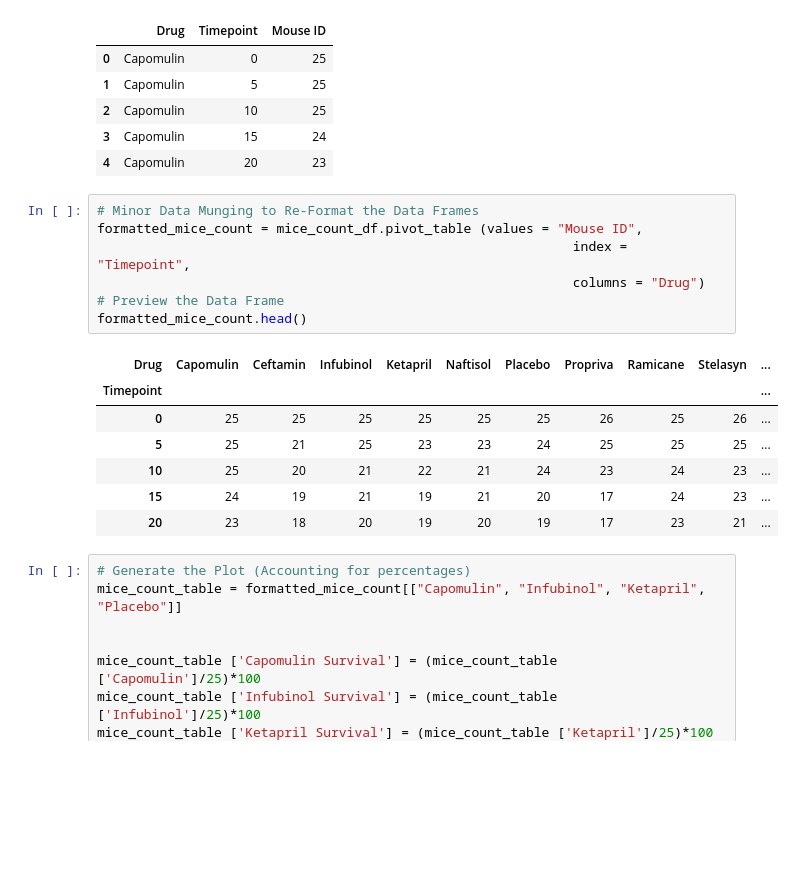
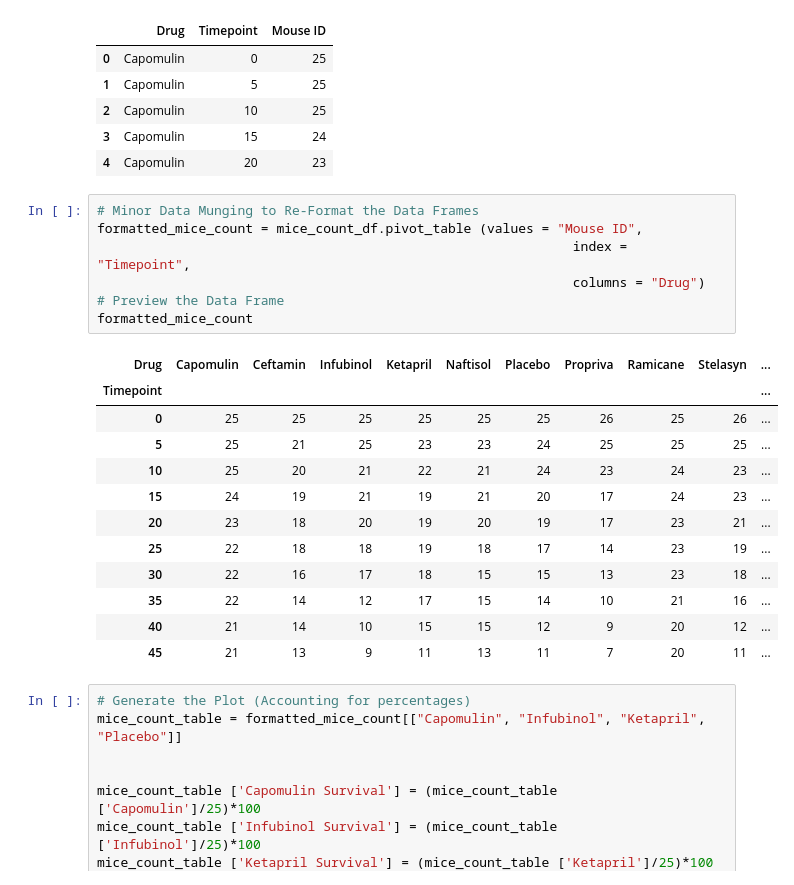
Before and after one commit to yvictorianp/Matplotlib-Challenge, a Jupyter notebook: Pymaceuticals/Pymaceuticals Homework.ipynb, the cells around one changed output. Drawn from its saved outputs; the diff is of its cells as text; blank space fills up the shorter version.

```diff
--- a/Pymaceuticals/Pymaceuticals Homework.ipynb
+++ b/Pymaceuticals/Pymaceuticals Homework.ipynb
@@ -210,18 +210,23 @@ mice_count_df.head()
 # %%
 # Minor Data Munging to Re-Format the Data Frames
 formatted_mice_count = mice_count_df.pivot_table (values = "Mouse ID",
                                                              index = "Timepoint",
                                                              columns = "Drug")
 # Preview the Data Frame
-formatted_mice_count.head()
+formatted_mice_count
 # %% [output]
 | Drug | Capomulin | Ceftamin | Infubinol | Ketapril | Naftisol | Placebo | Propriva | Ramicane | Stelasyn | ... |
 | Timepoint |  |  |  |  |  |  |  |  |  | ... |
 | 0 | 25 | 25 | 25 | 25 | 25 | 25 | 26 | 25 | 26 | ... |
 | 5 | 25 | 21 | 25 | 23 | 23 | 24 | 25 | 25 | 25 | ... |
 | 10 | 25 | 20 | 21 | 22 | 21 | 24 | 23 | 24 | 23 | ... |
 | 15 | 24 | 19 | 21 | 19 | 21 | 20 | 17 | 24 | 23 | ... |
 | 20 | 23 | 18 | 20 | 19 | 20 | 19 | 17 | 23 | 21 | ... |
+| 25 | 22 | 18 | 18 | 19 | 18 | 17 | 14 | 23 | 19 | ... |
+| 30 | 22 | 16 | 17 | 18 | 15 | 15 | 13 | 23 | 18 | ... |
+| 35 | 22 | 14 | 12 | 17 | 15 | 14 | 10 | 21 | 16 | ... |
+| 40 | 21 | 14 | 10 | 15 | 15 | 12 | 9 | 20 | 12 | ... |
+| 45 | 21 | 13 | 9 | 11 | 13 | 11 | 7 | 20 | 11 | ... |
 # %%
 # Generate the Plot (Accounting for percentages)
 mice_count_table = formatted_mice_count[["Capomulin", "Infubinol", "Ketapril", "Placebo"]]
```
Also changed, not shown: parts of 2 cells of this notebook, 1 other file.
